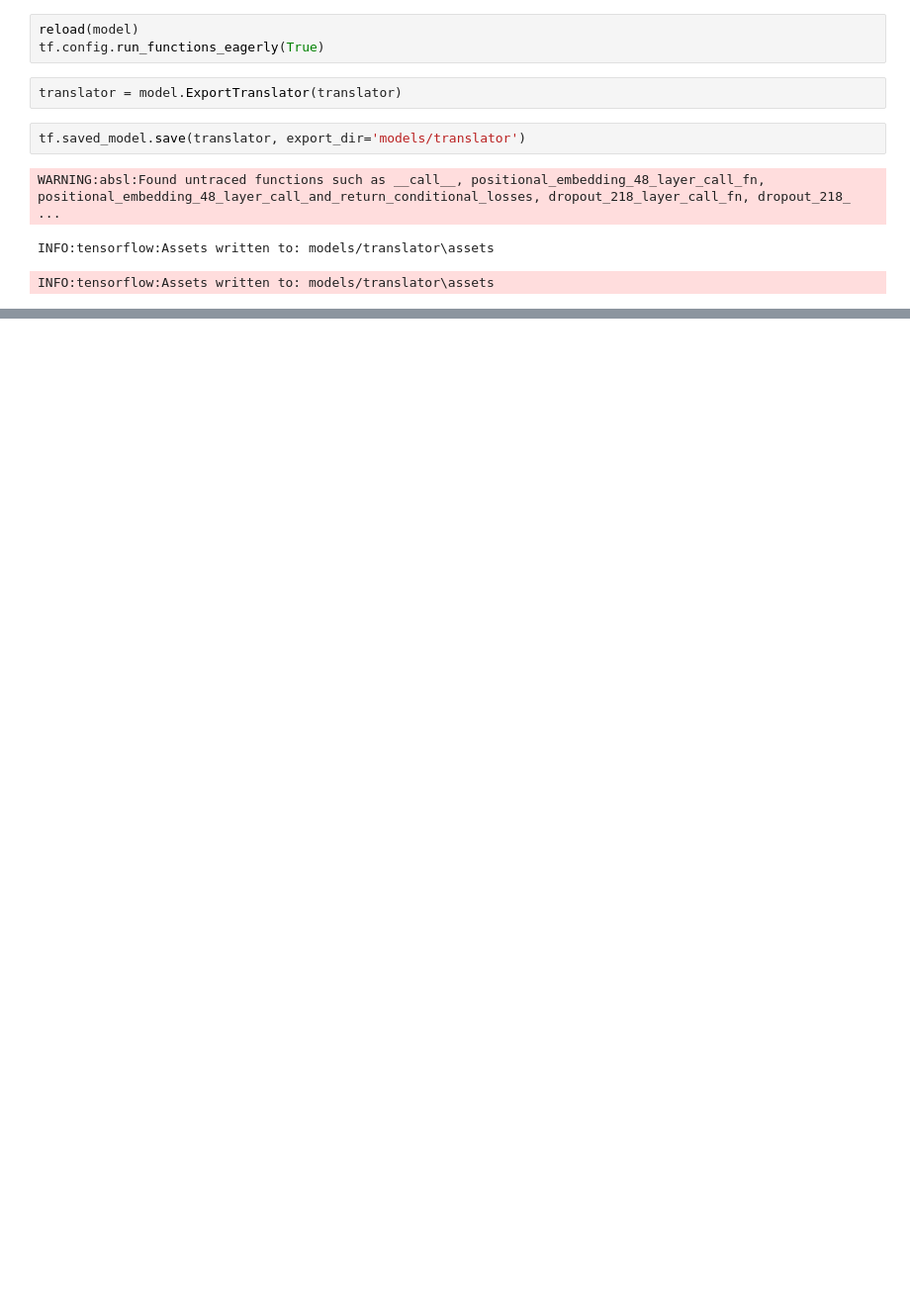
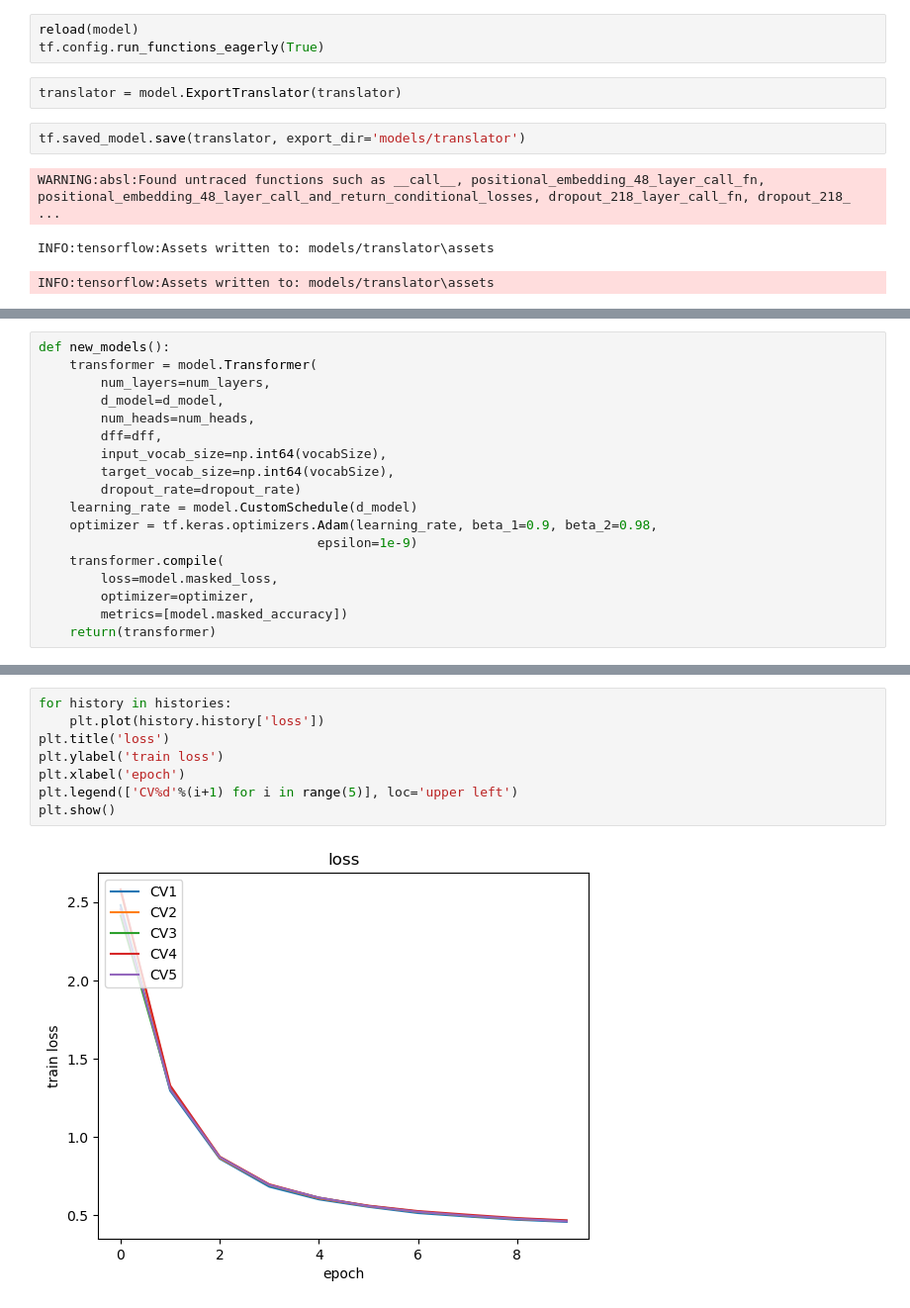
Before and after one commit to thisishcb/CDR2EPI, a Jupyter notebook: main.ipynb, the cells around one changed output, grey strips where cells are left out. Shown: that part at 99% size. Cells and saved outputs as stored; diff of their text form; blank space fills up the shorter version.

```diff
--- a/main.ipynb
+++ b/main.ipynb
@@ -435,0 +480,18 @@ INFO:tensorflow:Assets written to: models/translator\assets
+# %%
+def new_models():
+    transformer = model.Transformer(
+        num_layers=num_layers,
+        d_model=d_model,
+        num_heads=num_heads,
+        dff=dff,
+        input_vocab_size=np.int64(vocabSize),
+        target_vocab_size=np.int64(vocabSize),
+        dropout_rate=dropout_rate)
+    learning_rate = model.CustomSchedule(d_model)
+    optimizer = tf.keras.optimizers.Adam(learning_rate, beta_1=0.9, beta_2=0.98,
+                                    epsilon=1e-9)
+    transformer.compile(
+        loss=model.masked_loss,
+        optimizer=optimizer,
+        metrics=[model.masked_accuracy])
+    return(transformer)
@@ -435,0 +558,10 @@ INFO:tensorflow:Assets written to: models/translator\assets
+# %%
+for history in histories:
+    plt.plot(history.history['loss'])
+plt.title('loss')
+plt.ylabel('train loss')
+plt.xlabel('epoch')
+plt.legend(['CV%d'%(i+1) for i in range(5)], loc='upper left')
+plt.show()
+# %% [output]
+[figure, added]
```
Also changed, not shown: parts of 22 cells of this notebook, 2 other files.
